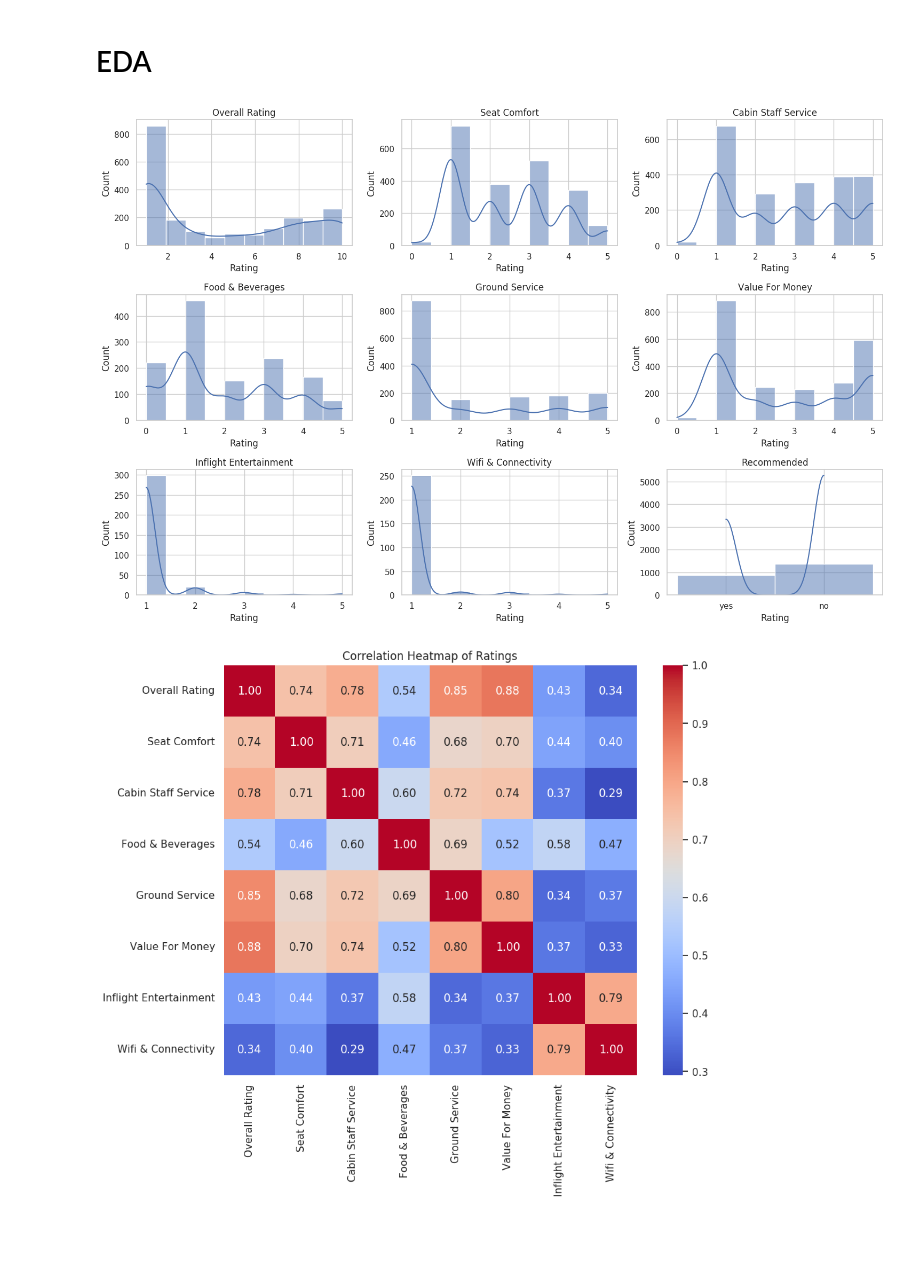
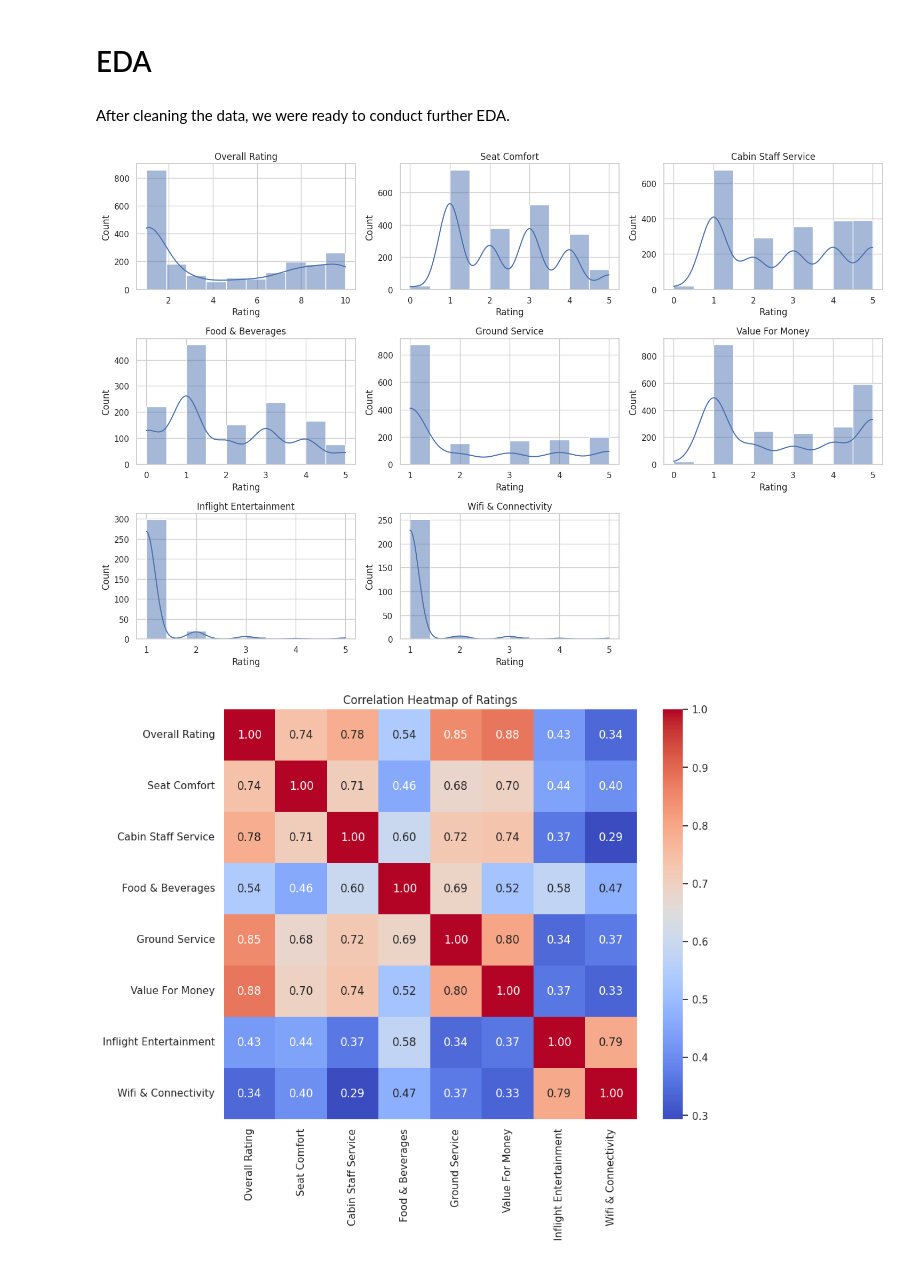
Before and after one commit to UVA-MLSys/Big-Data-Systems, a Jupyter notebook: Team 4/00_Explore_Dataset.ipynb, the cells around one changed output. Saved outputs shown, nothing was run; the diff lists cells and outputs as text; code cells hidden in the pictures; blank space fills up the shorter version.

```diff
--- a/Team 4/00_Explore_Dataset.ipynb
+++ b/Team 4/00_Explore_Dataset.ipynb
@@ -74,8 +83,11 @@ plt.show()
 # %% [markdown]
 # Data Cleaning
 # %%
+# option to drop unneccesary columns - already completed
 # drop the 'Unnamed: 0' column - index use only
-data_cleaned = data.drop(columns=['Record ID'])
+#data_cleaned = data.drop(columns=['Unnamed: 0'])
+
+data_cleaned = data
 
 # convert 'Date Published' and 'Date Flown' to datetime objects
 data_cleaned['Date Published'] = pd.to_datetime(data_cleaned['Date Published'])
@@ -115,27 +128,29 @@ for col in categorical_columns:
 # %% [markdown]
 # EDA
+# %% [markdown]
+After cleaning the data, we were ready to conduct further EDA.
 # %%
 # sns style for plots
 sns.set(style="whitegrid")
 
 # numerical rating columns for univariate analysis
 rating_cols = ['Overall Rating', 'Seat Comfort', 'Cabin Staff Service',
                'Food & Beverages', 'Ground Service', 'Value For Money',
-               'Inflight Entertainment', 'Wifi & Connectivity', 'Recommended']
+               'Inflight Entertainment', 'Wifi & Connectivity']
 
 # distributions of numerical rating columns
 plt.figure(figsize=(15, 10))
 for i, col in enumerate(rating_cols):
     plt.subplot(3, 3, i + 1)
     sns.histplot(data_cleaned[col], kde=True, bins=10)
     plt.title(col)
     plt.xlabel('Rating')
     plt.ylabel('Count')
 
 plt.tight_layout()
 plt.show()
 # %% [output]
-[figure, old version]
+[figure, new version]
 # %%
 # correlation heatmap of numerical ratings
 correlation_matrix = data_cleaned[rating_cols].corr()
```
Also changed, not shown: parts of 25 cells of this notebook.
